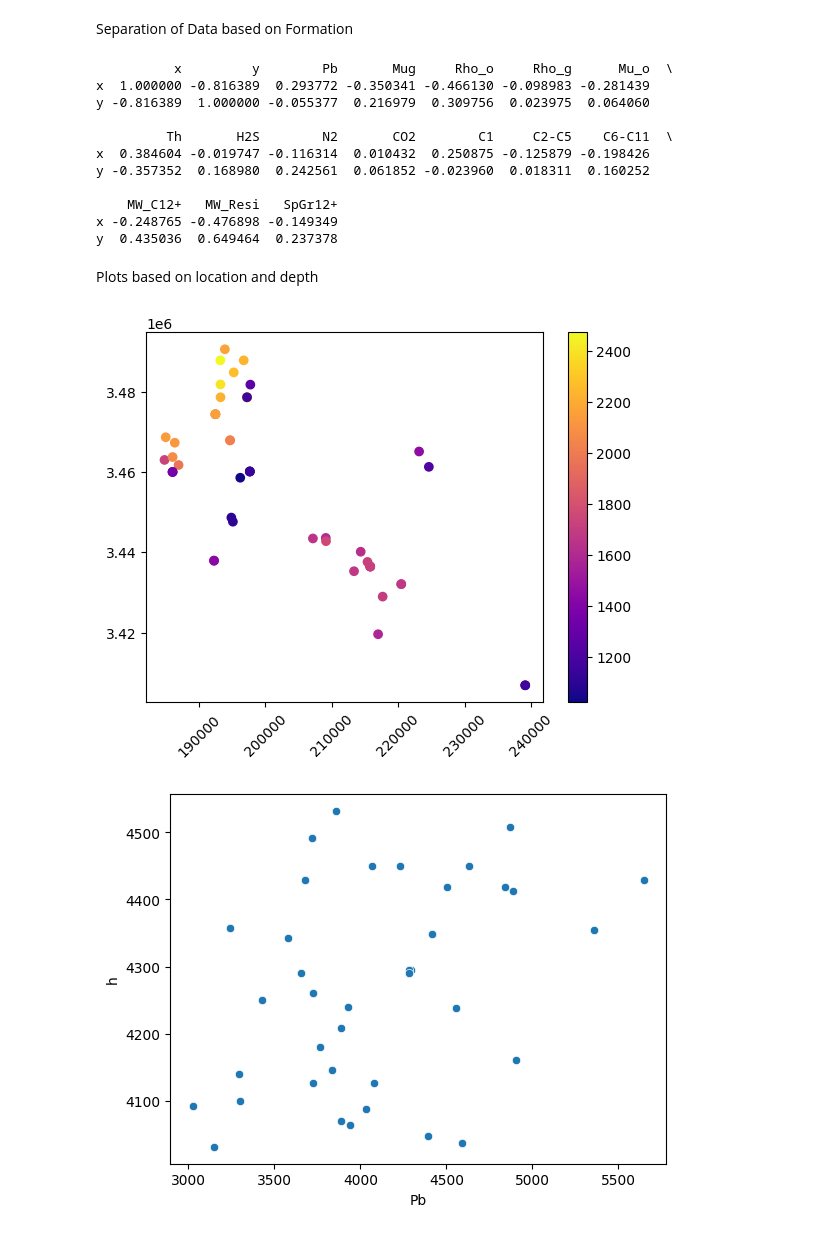
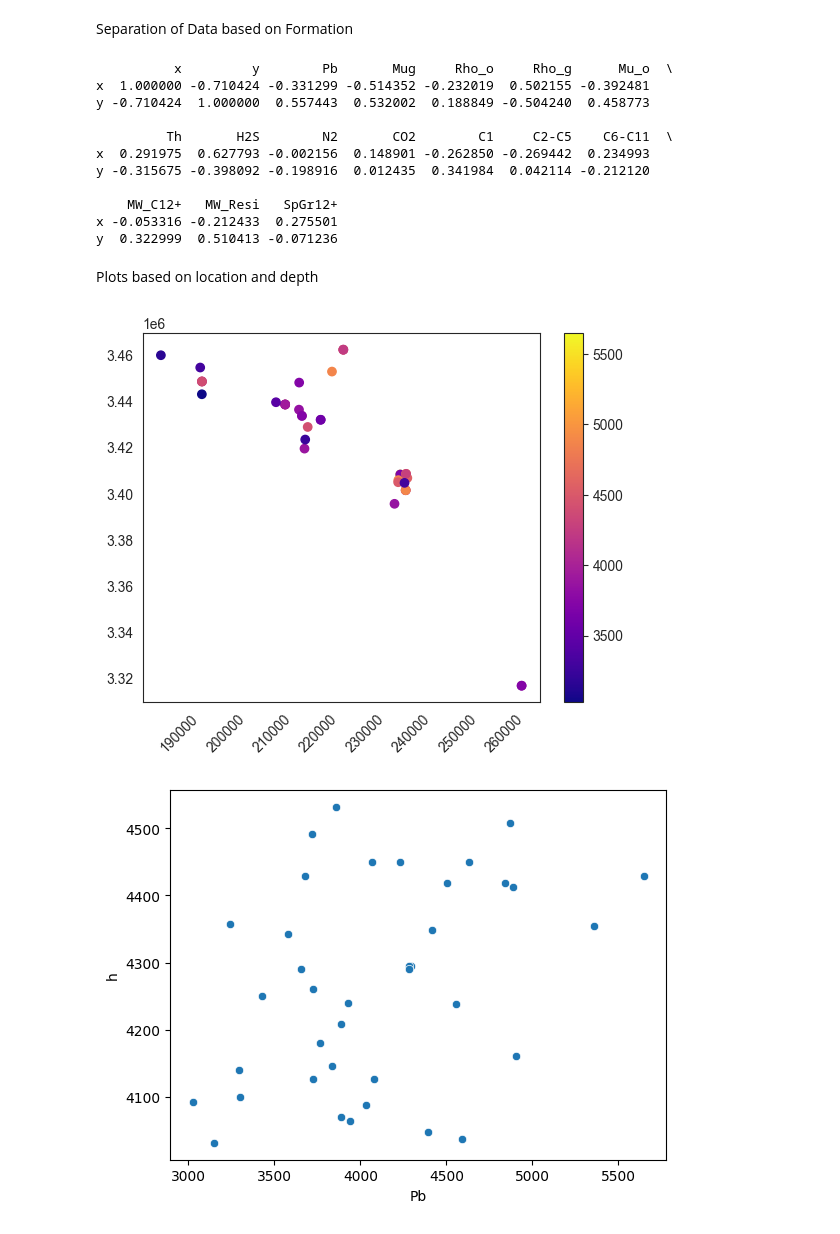
Before and after one commit to Mahdimamara/PVT, a Jupyter notebook: PVT.ipynb, the cells around one changed output. Drawn from its saved outputs; the diff is of its cells as text; code cells hidden in the pictures.

```diff
--- a/PVT.ipynb
+++ b/PVT.ipynb
@@ -63,32 +65,32 @@ Pb_FAH_Depth_Corr[1] = FAH.loc[0:142,'h']
 #sns.pairplot(FAH)
 #plt.show()
 # %%
-pearson = FAH.corr()
+pearson = SAR.corr()
 print(pearson['x':'y'])
 # %% [output]
           x         y        Pb       Mug     Rho_o     Rho_g      Mu_o  \
-x  1.000000 -0.816389  0.293772 -0.350341 -0.466130 -0.098983 -0.281439
-y -0.816389  1.000000 -0.055377  0.216979  0.309756  0.023975  0.064060
+x  1.000000 -0.710424 -0.331299 -0.514352 -0.232019  0.502155 -0.392481
+y -0.710424  1.000000  0.557443  0.532002  0.188849 -0.504240  0.458773
 
          Th       H2S        N2       CO2        C1     C2-C5    C6-C11  \
-x  0.384604 -0.019747 -0.116314  0.010432  0.250875 -0.125879 -0.198426
-y -0.357352  0.168980  0.242561  0.061852 -0.023960  0.018311  0.160252
+x  0.291975  0.627793 -0.002156  0.148901 -0.262850 -0.269442  0.234993
+y -0.315675 -0.398092 -0.198916  0.012435  0.341984  0.042114 -0.212120
 
     MW_C12+   MW_Resi   SpGr12+
-x -0.248765 -0.476898 -0.149349
-y  0.435036  0.649464  0.237378
+x -0.053316 -0.212433  0.275501
+y  0.322999  0.510413 -0.071236
 # %% [markdown]
 Plots based on location and depth
 # %%
 plt.rc('xtick', labelsize=10)    # fontsize of the tick labels
 plt.rc('ytick', labelsize=10)    # fontsize of the tick labels
 #sns.relplot(data=FAH, x="x", y="y", hue="Pb")
-plt.scatter(SAR.loc[0:142,'x'],SAR.loc[0:142,'y'], c = SAR.loc[0:142,'Pb'],cmap='plasma')
+plt.scatter(FAH.loc[0:142,'x'],FAH.loc[0:142,'y'], c = FAH.loc[0:142,'Pb'],cmap='plasma')
 plt.colorbar()
 plt.xticks(rotation = 45)
 plt.show()
 # %% [output]
-[figure, old version]
+[figure, new version]
 # %%
 sns.scatterplot(data=FAH, x='Pb', y="h", sizes=(10, 100))
 plt.show()
```
Also changed, not shown: parts of 5 cells of this notebook, 1 other file.
